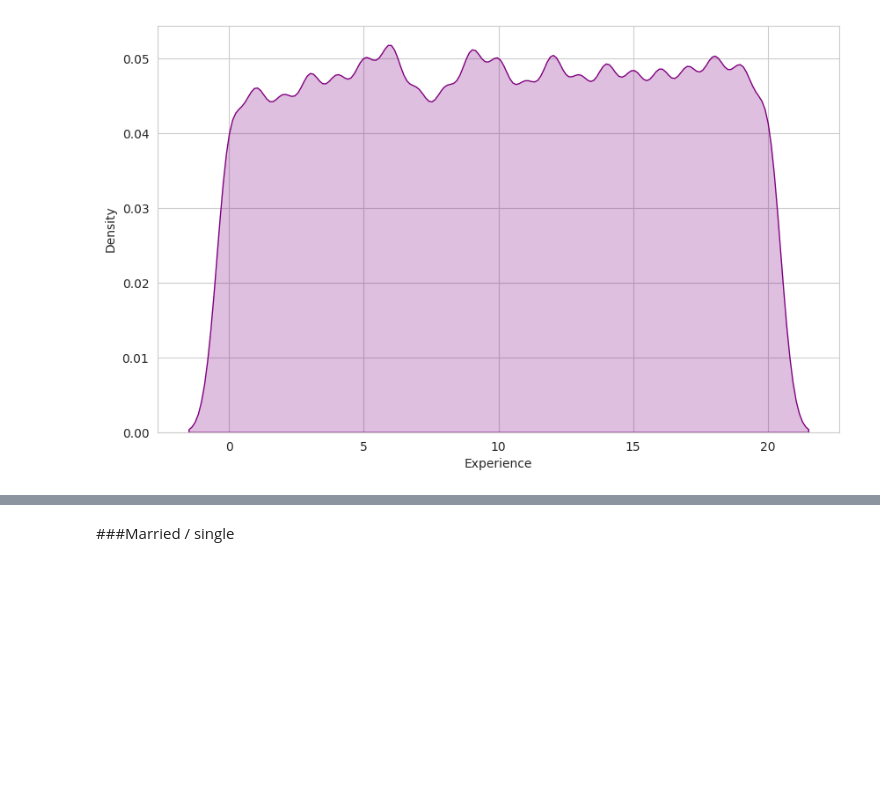
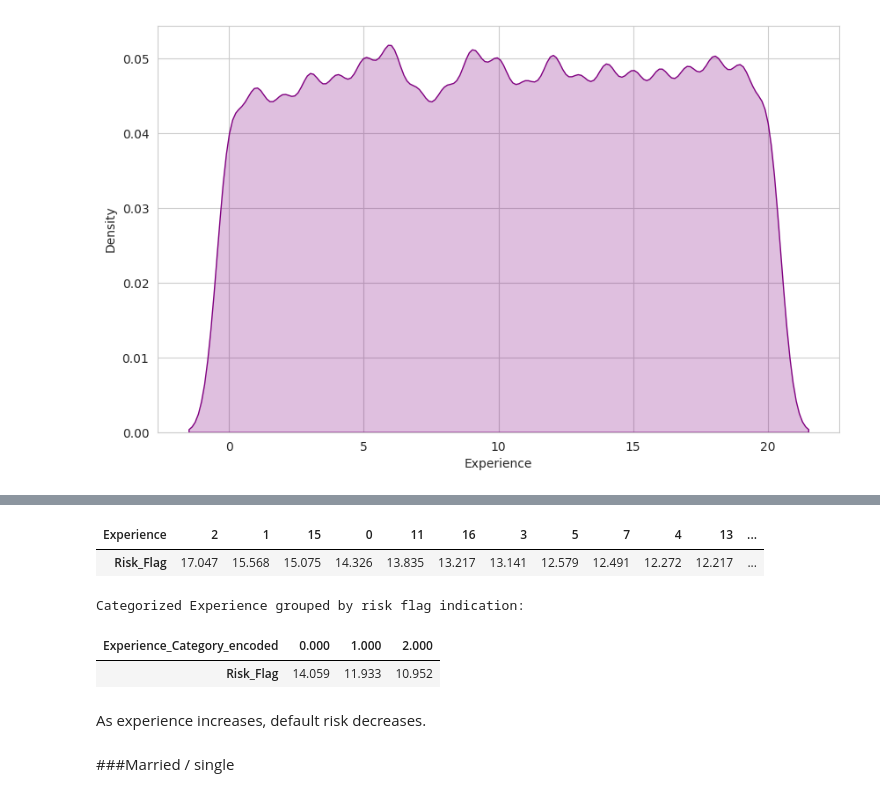
Before and after one commit to sina-salmanpour/Loan_Defaults_prediction, a Jupyter notebook: Loan_Defaults.ipynb, the cells around one changed output, grey strips where cells are left out. Cells and saved outputs as stored; diff of their text form; code cells hidden in the pictures; blank space fills up the shorter version.

```diff
--- a/Loan_Defaults.ipynb
+++ b/Loan_Defaults.ipynb
@@ -199,3 +302,23 @@ sns.kdeplot(df.Experience, color='purple',shade=True);
+# %%
+df.groupby('Experience').Risk_Flag.apply(lambda x: x.sum()/x.size * 100).sort_values(ascending=False).to_frame().T
+# the average risk percentage according to the house ownership status
+# %% [output]
+| Experience | 2 | 1 | 15 | 0 | 11 | 16 | 3 | 5 | 7 | 4 | 13 | ... |
+| Risk_Flag | 17.047 | 15.568 | 15.075 | 14.326 | 13.835 | 13.217 | 13.141 | 12.579 | 12.491 | 12.272 | 12.217 | ... |
+# %%
+experience_bins = pd.cut(df['Experience'],
+                         bins=[0, 5, 15, df['Experience'].max()],
+                         labels=[0, 1, 2])  # Junior=0, Mid-level=1, Senior=2
+
+df['Experience_Category_encoded'] = experience_bins.astype("float")
+print("Categorized Experience grouped by risk flag indication:\n")
+df.groupby('Experience_Category_encoded').Risk_Flag.apply(lambda x: x.sum()/x.size * 100).sort_values(ascending=False).to_frame().T
+# %% [output]
+Categorized Experience grouped by risk flag indication:
+| Experience_Category_encoded | 0.000 | 1.000 | 2.000 |
+| Risk_Flag | 14.059 | 11.933 | 10.952 |
+# %% [markdown]
+As experience increases, default risk decreases.
 # %% [markdown]
 ###Married / single
 # %%
```
Also changed, not shown: parts of 14 cells of this notebook.
